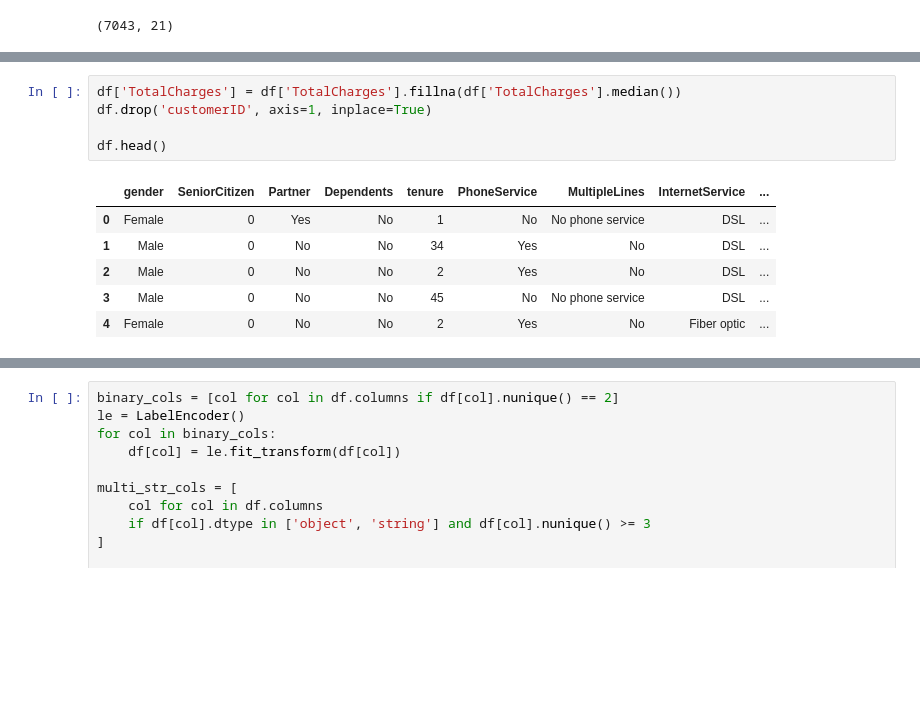
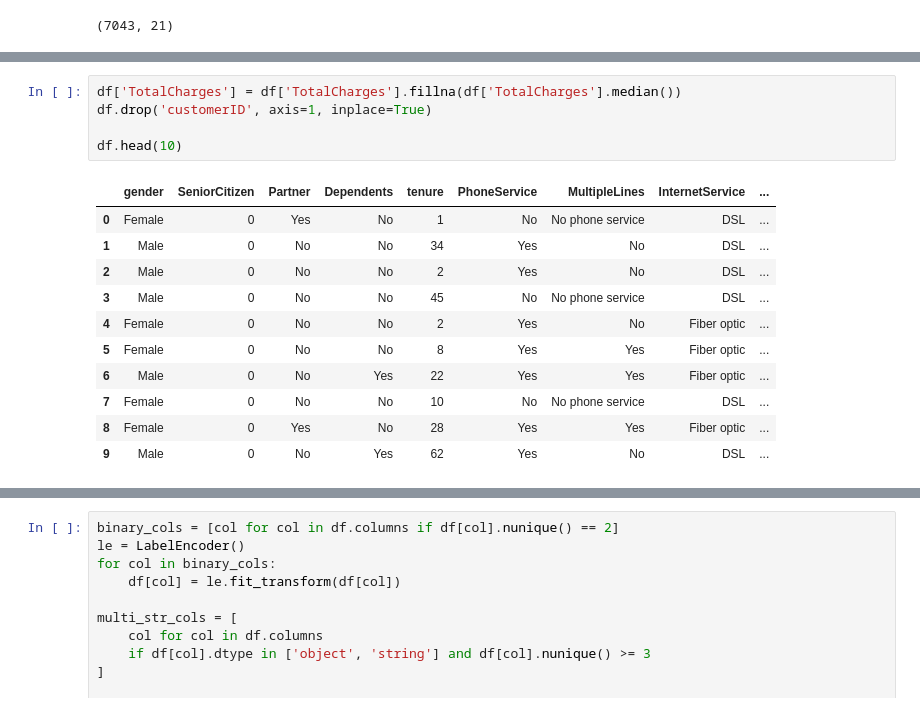
Before and after one commit to ivan-block/Customer-Churn, a Jupyter notebook: churn.ipynb, the cells around one changed output, grey strips where cells are left out. Drawn from its saved outputs; the diff is of its cells as text; blank space fills up the shorter version.

```diff
--- a/churn.ipynb
+++ b/churn.ipynb
@@ -97,15 +101,20 @@ dtype: int64
 # %%
 df['TotalCharges'] = df['TotalCharges'].fillna(df['TotalCharges'].median())
 df.drop('customerID', axis=1, inplace=True)
 
-df.head()
+df.head(10)
 # %% [output]
 |  | gender | SeniorCitizen | Partner | Dependents | tenure | PhoneService | MultipleLines | InternetService | ... |
 | 0 | Female | 0 | Yes | No | 1 | No | No phone service | DSL | ... |
 | 1 | Male | 0 | No | No | 34 | Yes | No | DSL | ... |
 | 2 | Male | 0 | No | No | 2 | Yes | No | DSL | ... |
 | 3 | Male | 0 | No | No | 45 | No | No phone service | DSL | ... |
 | 4 | Female | 0 | No | No | 2 | Yes | No | Fiber optic | ... |
+| 5 | Female | 0 | No | No | 8 | Yes | Yes | Fiber optic | ... |
+| 6 | Male | 0 | No | Yes | 22 | Yes | Yes | Fiber optic | ... |
+| 7 | Female | 0 | No | No | 10 | No | No phone service | DSL | ... |
+| 8 | Female | 0 | Yes | No | 28 | Yes | Yes | Fiber optic | ... |
+| 9 | Male | 0 | No | Yes | 62 | Yes | No | DSL | ... |
 # %%
 churn_counts = df['Churn'].value_counts()
 
```
Also changed, not shown: parts of 43 cells of this notebook.
